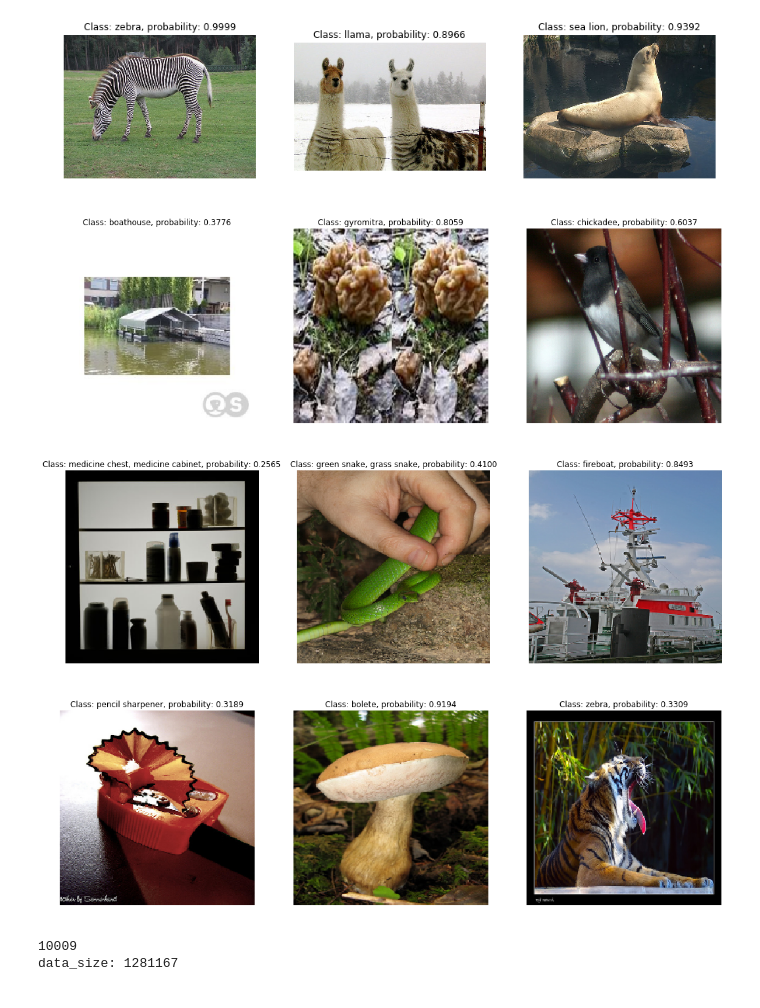
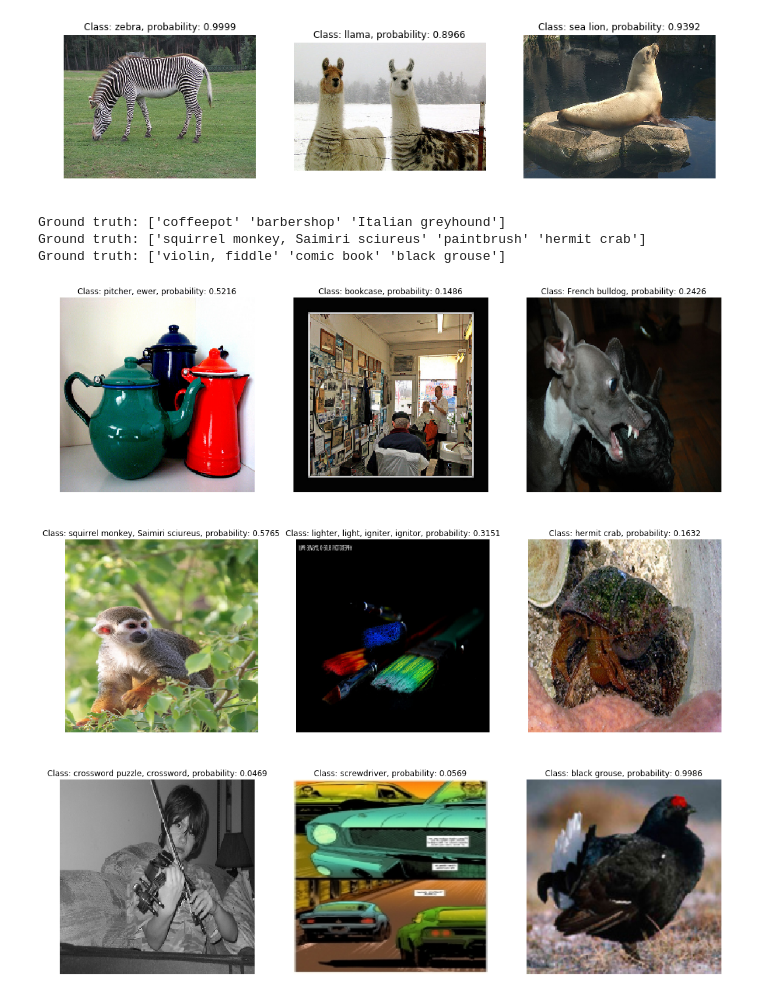
Before and after one commit to txizzle/finetune_alexnet_with_tensorflow, a Jupyter notebook: validate_alexnet_on_imagenet.ipynb, the cells around one changed output. Cells and saved outputs as stored; diff of their text form; code cells hidden in the pictures.

Commit message:
Adding modules to visualize model performance, cleaning up code, and starting weight experiments

```diff
--- a/validate_alexnet_on_imagenet.ipynb
+++ b/validate_alexnet_on_imagenet.ipynb
@@ -114,7 +114,7 @@ with tf.Session() as sess:
 [figure]
 # %%
 from datagenerator import ImageDataGenerator
-# Test random images
+# Test random images for BVLC converted weights
 
 # Test multiple batches of images
 num_batches = 3
@@ -139,52 +139,38 @@ with tf.Session() as sess:
 
     # Loop over all images
     for i in range(num_batches):
         fig_handles.append(plt.figure(figsize=(18,6)))
         batch_xs, batch_ys = train_generator.next_batch(batch_size)
 
         # Convert image to float32 and resize to (227x227)
         imgs = batch_xs.astype(np.float32)
 
         # Images from ImageDataGenerator already have mean subtracted
 
         # Run the session and calculate the class probability
         with tf.Graph().as_default():
             probs = sess.run(softmax, feed_dict={x: batch_xs, keep_prob: 1})
 
         # Get the class names of the classes with the highest probability
         class_names = np.array(class_names)
         batch_class_names = class_names[np.argmax(probs, 1)]
+        true_class_names = class_names[np.argmax(batch_ys, 1)]
+        print("Ground truth: " + str(true_class_names))
 
         # Plot images
         for img_ind, img in enumerate(batch_xs):
 
             # Plot images with class names and probs in the title
             ax = fig_handles[i].add_subplot(1,3,img_ind+1)
             img += imagenet_mean
             img = img.astype(np.uint8)
             plt.imshow(cv2.cvtColor(img, cv2.COLOR_BGR2RGB))
             ax.title.set_text("Class: " + batch_class_names[img_ind] + ", probability: %.4f" %probs[img_ind,np.argmax(probs, 1)[img_ind]])
             plt.axis('off')
 # %% [output]
+Ground truth: ['coffeepot' 'barbershop' 'Italian greyhound']
+Ground truth: ['squirrel monkey, Saimiri sciureus' 'paintbrush' 'hermit crab']
+Ground truth: ['violin, fiddle' 'comic book' 'black grouse']
-[figure, old version]
+[figure, new version]
-[figure, old version]
+[figure, new version]
-[figure, old version]
+[figure, new version]
-# %%
-from datagenerator import ImageDataGenerator
-
-# Path to the textfiles for the trainings and validation set
-train_file = './train.txt'
-val_file = './val.txt'
-
-# Test random images:
-train_generator = ImageDataGenerator(train_file, horizontal_flip = False, shuffle = True)
-val_generator = ImageDataGenerator(val_file, shuffle = False)
-
-# Get the number of training/validation steps per epoch
-train_batches_per_epoch = np.floor(train_generator.data_size / 128).astype(np.int32)
-print(train_batches_per_epoch)
-
-print("data_size: " + str(train_generator.data_size))
-# %% [output]
-10009
-data_size: 1281167
```
Also changed, not shown: parts of 2 cells of this notebook, 5 other files.
